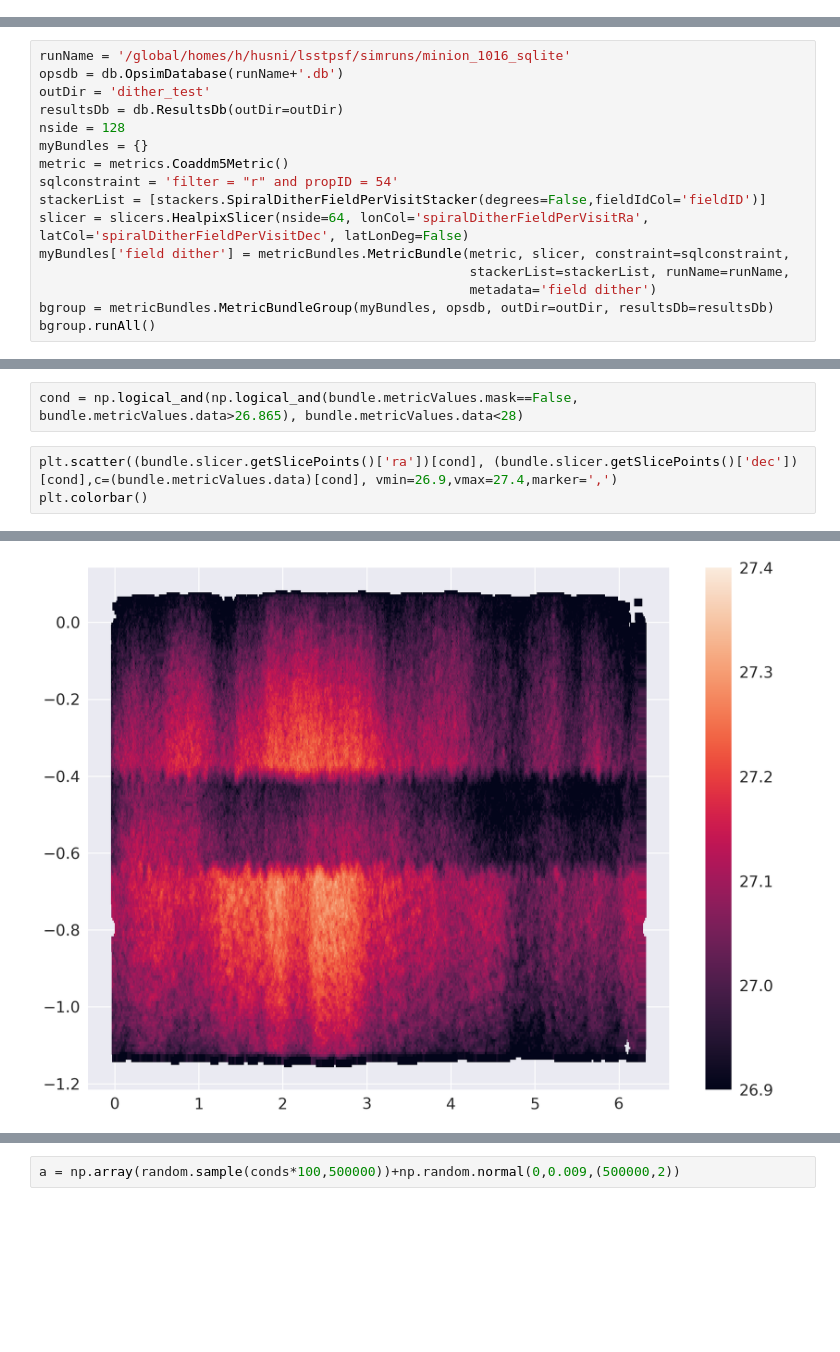
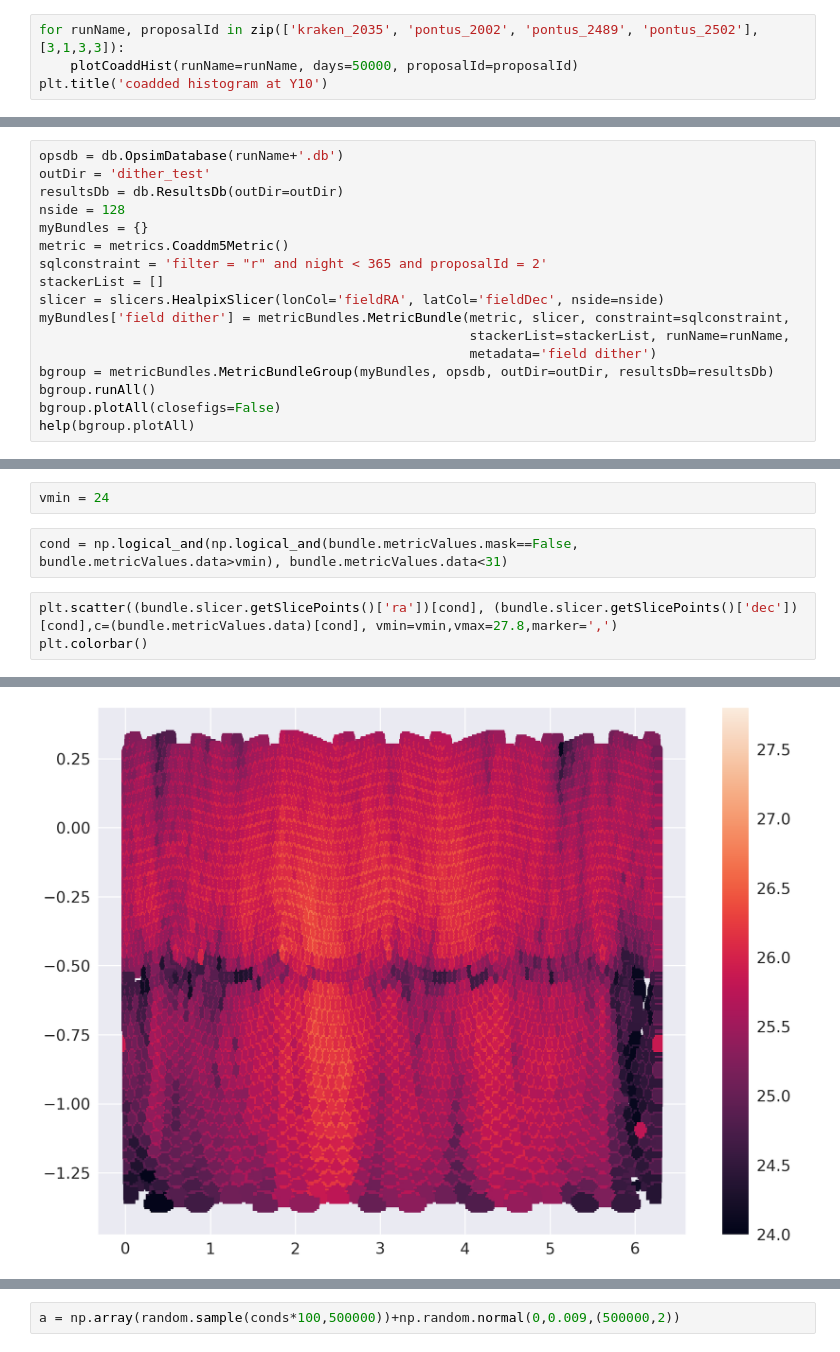
Before and after one commit to hsnee/lsstpsf, a Jupyter notebook: saveDitherPositions.ipynb, the cells around one changed output, grey strips where cells are left out. Saved outputs shown, nothing was run; the diff lists cells and outputs as text; blank space fills up the shorter version.

Commit message:
adding metrics plots

```diff
--- a/saveDitherPositions.ipynb
+++ b/saveDitherPositions.ipynb
@@ -22,0 +165,4 @@ Populating the interactive namespace from numpy and matplotlib
+# %%
+for runName, proposalId in zip(['kraken_2035', 'pontus_2002', 'pontus_2489', 'pontus_2502'],[3,1,3,3]):
+    plotCoaddHist(runName=runName, days=50000, proposalId=proposalId)
+plt.title('coadded histogram at Y10')
@@ -23,17 +193,18 @@ Populating the interactive namespace from numpy and matplotlib
 # %%
-runName = '/global/homes/h/husni/lsstpsf/simruns/minion_1016_sqlite'
 opsdb = db.OpsimDatabase(runName+'.db')
 outDir = 'dither_test'
 resultsDb = db.ResultsDb(outDir=outDir)
 nside = 128
 myBundles = {}
 metric = metrics.Coaddm5Metric()
-sqlconstraint = 'filter = "r" and propID = 54'
-stackerList = [stackers.SpiralDitherFieldPerVisitStacker(degrees=False,fieldIdCol='fieldID')]
-slicer = slicers.HealpixSlicer(nside=64, lonCol='spiralDitherFieldPerVisitRa', latCol='spiralDitherFieldPerVisitDec', latLonDeg=False)
+sqlconstraint = 'filter = "r" and night < 365 and proposalId = 2'
+stackerList = []
+slicer = slicers.HealpixSlicer(lonCol='fieldRA', latCol='fieldDec', nside=nside)
 myBundles['field dither'] = metricBundles.MetricBundle(metric, slicer, constraint=sqlconstraint,
                                                        stackerList=stackerList, runName=runName,
                                                        metadata='field dither')
 bgroup = metricBundles.MetricBundleGroup(myBundles, opsdb, outDir=outDir, resultsDb=resultsDb)
 bgroup.runAll()
+bgroup.plotAll(closefigs=False)
+help(bgroup.plotAll)
 # %% [output]
@@ -101,8 +242,10 @@ bundle = myBundles['field dither']
+# %%
+vmin = 24
 # %%
-cond = np.logical_and(np.logical_and(bundle.metricValues.mask==False, bundle.metricValues.data>26.865), bundle.metricValues.data<28)
+cond = np.logical_and(np.logical_and(bundle.metricValues.mask==False, bundle.metricValues.data>vmin), bundle.metricValues.data<31)
 # %%
-plt.scatter((bundle.slicer.getSlicePoints()['ra'])[cond], (bundle.slicer.getSlicePoints()['dec'])[cond],c=(bundle.metricValues.data)[cond], vmin=26.9,vmax=27.4,marker=',')
+plt.scatter((bundle.slicer.getSlicePoints()['ra'])[cond], (bundle.slicer.getSlicePoints()['dec'])[cond],c=(bundle.metricValues.data)[cond], vmin=vmin,vmax=27.8,marker=',')
 plt.colorbar()
 # %% [output]
 <matplotlib.colorbar.Colorbar at 0x...>
-[figure, old version]
+[figure, new version]
```
Also changed, not shown: parts of 38 cells of this notebook.
